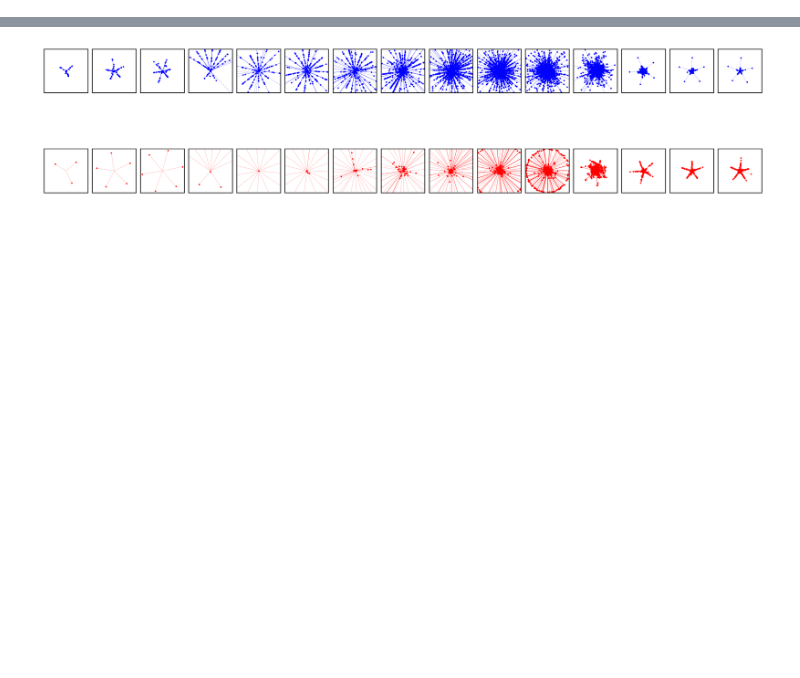
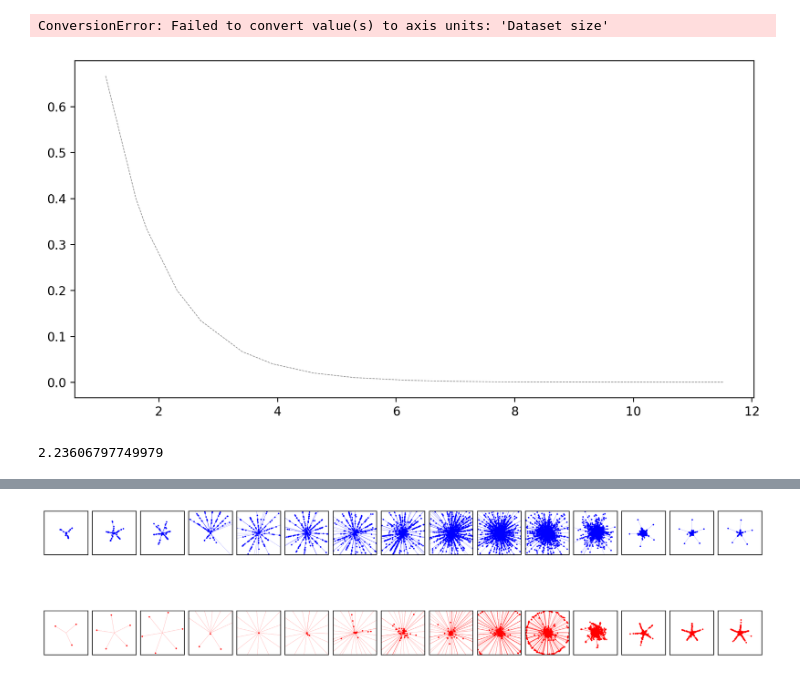
Before and after one commit to selected-topics-ai/TOY-DOUBLE-DECENT, a Jupyter notebook: notebooks/report.ipynb, the cells around one changed output, grey strips where cells are left out. Drawn from its saved outputs; the diff is of its cells as text; code cells hidden in the pictures; blank space fills up the shorter version.

```diff
--- a/notebooks/report.ipynb
+++ b/notebooks/report.ipynb
@@ -13,0 +94,13 @@ from tqdm import tqdm
+# %%
+plt.figure(figsize=(10, 5))
+
+plt.plot(np.log(T), [2 / t for t in T], linestyle='--', linewidth=0.5, color='gray')
+
+plt.xticks("Dataset size")
+
+plt.ylim([-0.1, 0.9])
+
+plt.show()
+# %% [output]
+ConversionError: Failed to convert value(s) to axis units: 'Dataset size'
+[figure, added]
@@ -13,0 +121,6 @@ from tqdm import tqdm
+# %%
+import math
+
+math.sqrt(5)
+# %% [output]
+2.23606797749979
```
Also changed, not shown: parts of 10 cells of this notebook, 2 other files.
